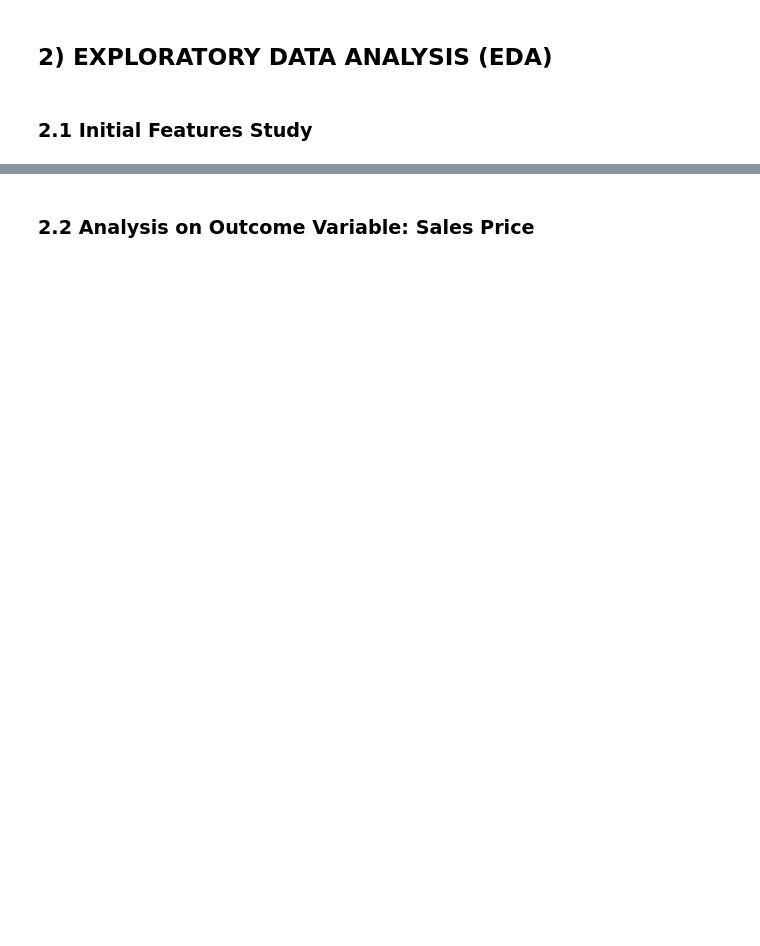
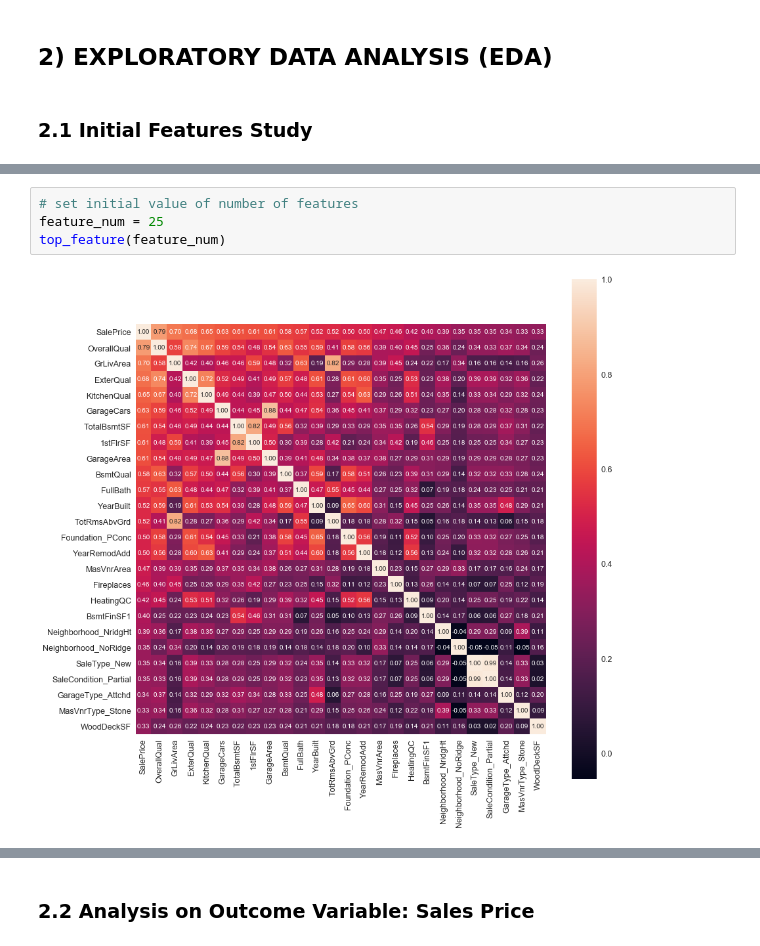
Before and after one commit to jjpeh/W207, a Jupyter notebook: W207_Home_Price_Prediction.ipynb, the cells around one changed output, grey strips where cells are left out. Cells and saved outputs as stored; diff of their text form; blank space fills up the shorter version.

```diff
--- a/W207_Home_Price_Prediction.ipynb
+++ b/W207_Home_Price_Prediction.ipynb
@@ -201,0 +216,6 @@ top25_df.head()
+# %%
+# set initial value of number of features
+feature_num = 25
+top_feature(feature_num)
+# %% [output]
+[figure, added]
```
Also changed, not shown: parts of 172 cells of this notebook.
